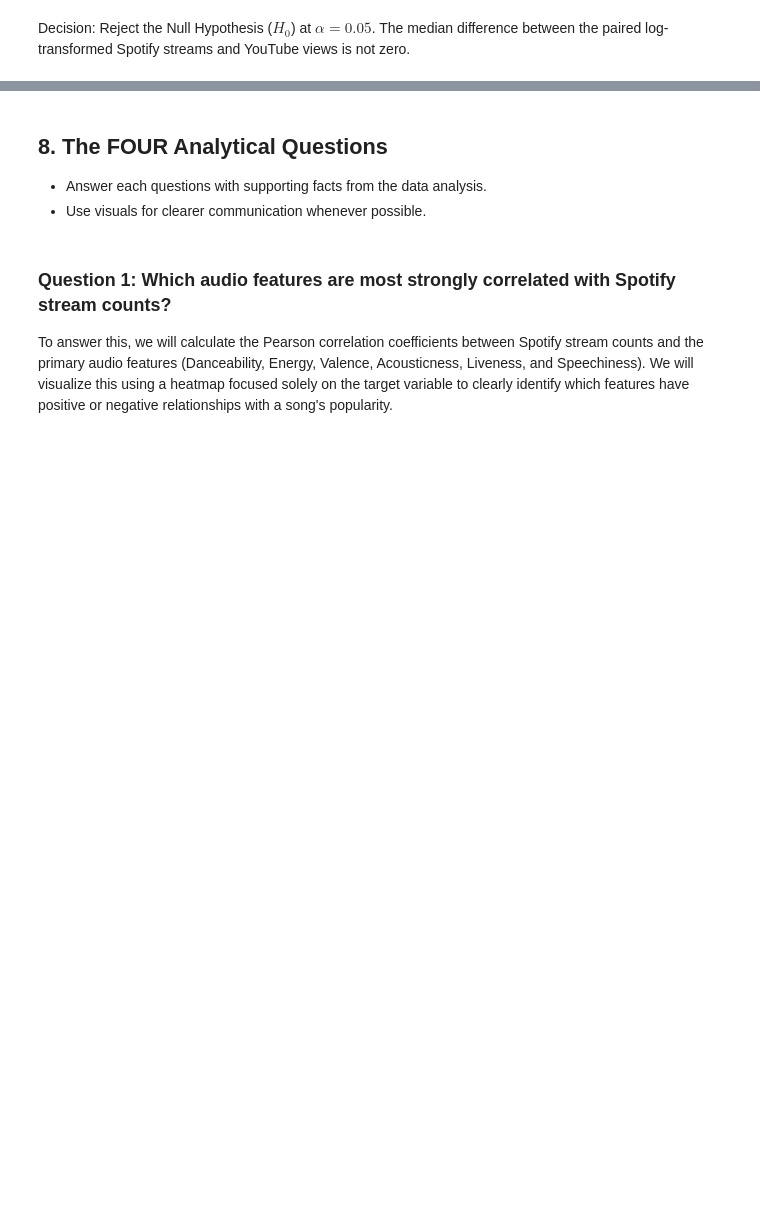
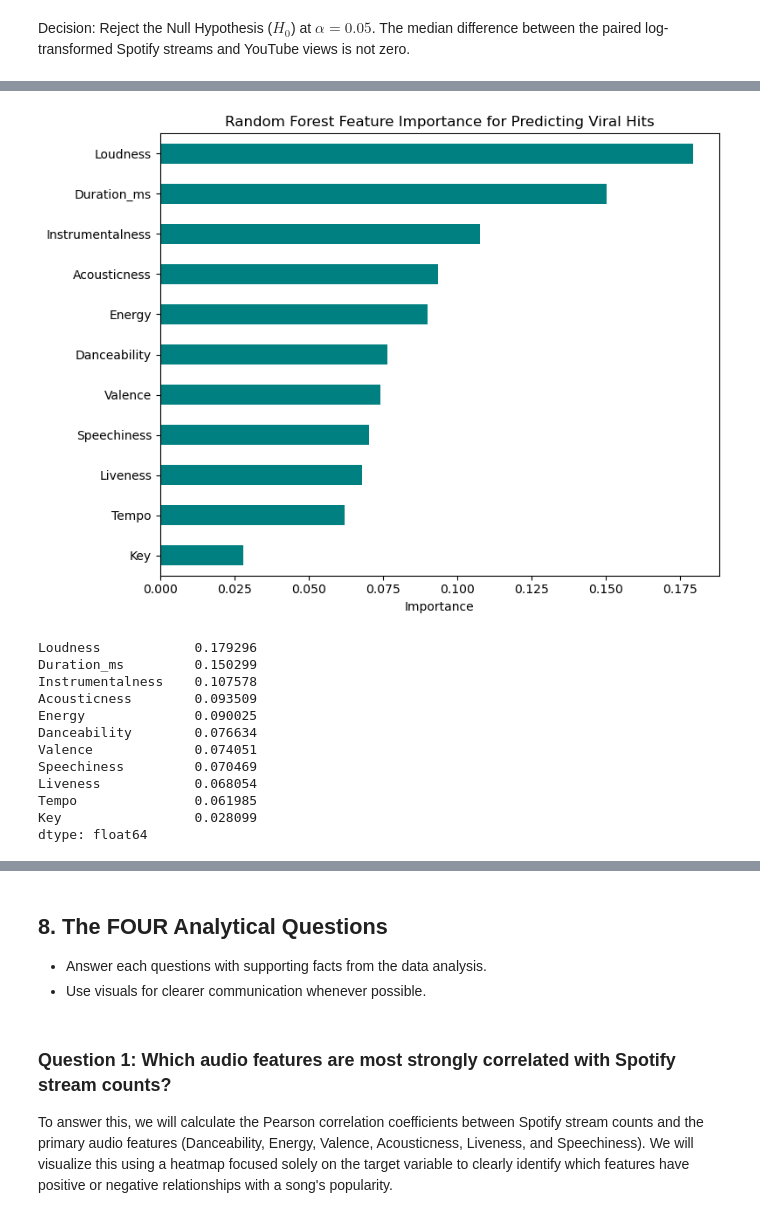
Before and after one commit to chanjyi/Spotify-vs-Youtube, a Jupyter notebook: TT6L_G5_Notebook.ipynb, the cells around one changed output, grey strips where cells are left out. Saved outputs shown, nothing was run; the diff lists cells and outputs as text; code cells hidden in the pictures; blank space fills up the shorter version.

```diff
--- a/TT6L_G5_Notebook.ipynb
+++ b/TT6L_G5_Notebook.ipynb
@@ -1137,0 +1310,28 @@ Decision: Reject the Null Hypothesis ($H_0$) at $\alpha = 0.05$. The median diff
+# %%
+# Extract the Random Forest's built-in feature importances to see which audio features
+# contribute most to identifying viral hits (ascending order so the barh plot below reads top-to-bottom)
+importances = pd.Series(rf.feature_importances_, index=audio_cols).sort_values(ascending=True)
+
+plt.figure(figsize=(8, 6))
+importances.plot(kind='barh', color='teal')
+plt.title('Random Forest Feature Importance for Predicting Viral Hits')
+plt.xlabel('Importance')
+plt.tight_layout()
+plt.show()
+
+# Same values, sorted descending (most important first) for easy reading in the printed table
+importances.sort_values(ascending=False)
+# %% [output]
+[figure, added]
+Loudness            0.179296
+Duration_ms         0.150299
+Instrumentalness    0.107578
+Acousticness        0.093509
+Energy              0.090025
+Danceability        0.076634
+Valence             0.074051
+Speechiness         0.070469
+Liveness            0.068054
+Tempo               0.061985
+Key                 0.028099
+dtype: float64
```
Also changed, not shown: parts of 34 cells of this notebook, 1 other file.
